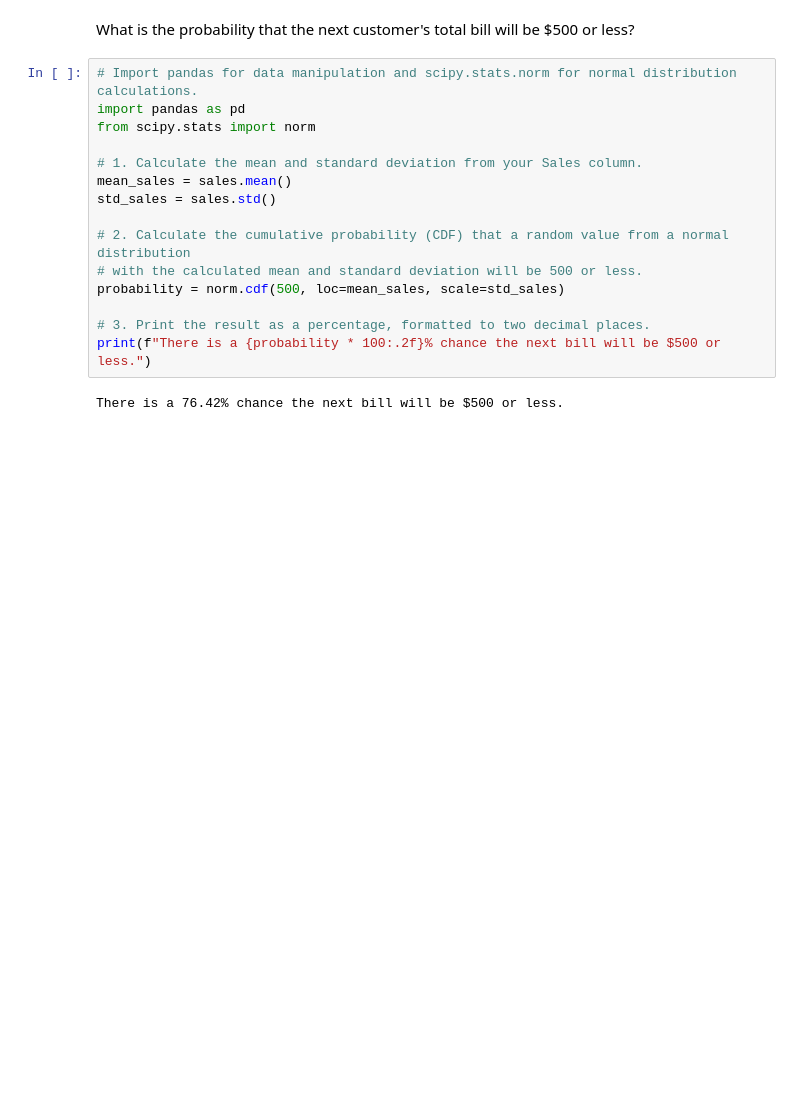
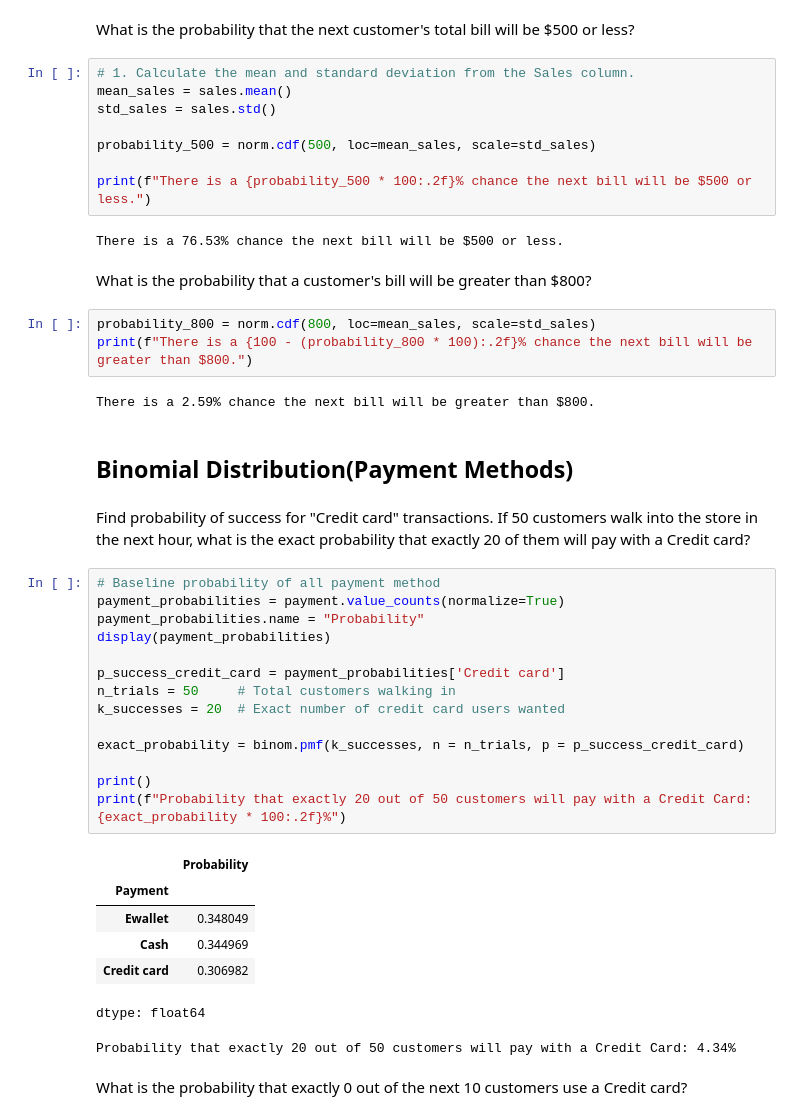
Before and after one commit to Calebchike/Supermarket-Pulse, a Jupyter notebook: Supermarket_Pulse_Using_Panda_Series.ipynb, the cells around one changed output. Cells and saved outputs as stored; diff of their text form; blank space fills up the shorter version.

Commit message:
Add Normal and Binomial distribution calculation

```diff
--- a/Supermarket_Pulse_Using_Panda_Series.ipynb
+++ b/Supermarket_Pulse_Using_Panda_Series.ipynb
@@ -231,19 +237,49 @@ The Margin of Error of the Random Sample is: 57.8418
 # %% [markdown]
 What is the probability that the next customer's total bill will be $500 or less?
 # %%
-# Import pandas for data manipulation and scipy.stats.norm for normal distribution calculations.
-import pandas as pd
-from scipy.stats import norm
-
-# 1. Calculate the mean and standard deviation from your Sales column.
+# 1. Calculate the mean and standard deviation from the Sales column.
 mean_sales = sales.mean()
 std_sales = sales.std()
 
-# 2. Calculate the cumulative probability (CDF) that a random value from a normal distribution
-# with the calculated mean and standard deviation will be 500 or less.
-probability = norm.cdf(500, loc=mean_sales, scale=std_sales)
+probability_500 = norm.cdf(500, loc=mean_sales, scale=std_sales)
 
-# 3. Print the result as a percentage, formatted to two decimal places.
-print(f"There is a {probability * 100:.2f}% chance the next bill will be $500 or less.")
+print(f"There is a {probability_500 * 100:.2f}% chance the next bill will be $500 or less.")
 # %% [output]
-There is a 76.42% chance the next bill will be $500 or less.
+There is a 76.53% chance the next bill will be $500 or less.
+# %% [markdown]
+What is the probability that a customer's bill will be greater than $800?
+# %%
+probability_800 = norm.cdf(800, loc=mean_sales, scale=std_sales)
+print(f"There is a {100 - (probability_800 * 100):.2f}% chance the next bill will be greater than $800.")
+# %% [output]
+There is a 2.59% chance the next bill will be greater than $800.
+# %% [markdown]
+## Binomial Distribution(Payment Methods)
+# %% [markdown]
+Find probability of success for "Credit card" transactions. If 50 customers walk into the store in the next hour, what is the
+exact probability that exactly 20 of them will pay with a Credit card?
+# %%
+# Baseline probability of all payment method
+payment_probabilities = payment.value_counts(normalize=True)
+payment_probabilities.name = "Probability"
+display(payment_probabilities)
+
+p_success_credit_card = payment_probabilities['Credit card']
+n_trials = 50     # Total customers walking in
+k_successes = 20  # Exact number of credit card users wanted
+
+exact_probability = binom.pmf(k_successes, n = n_trials, p = p_success_credit_card)
+
+print()
+print(f"Probability that exactly 20 out of 50 customers will pay with a Credit Card: {exact_probability * 100:.2f}%")
+# %% [output]
+|  | Probability |
+| Payment |  |
+| Ewallet | 0.348049 |
+| Cash | 0.344969 |
+| Credit card | 0.306982 |
+dtype: float64
+Probability that exactly 20 out of 50 customers will pay with a Credit Card: 4.34%
+# %% [markdown]
+What is the probability that exactly 0 out of the next 10 customers use a Credit
+card?
```
Also changed, not shown: parts of 8 cells of this notebook.
